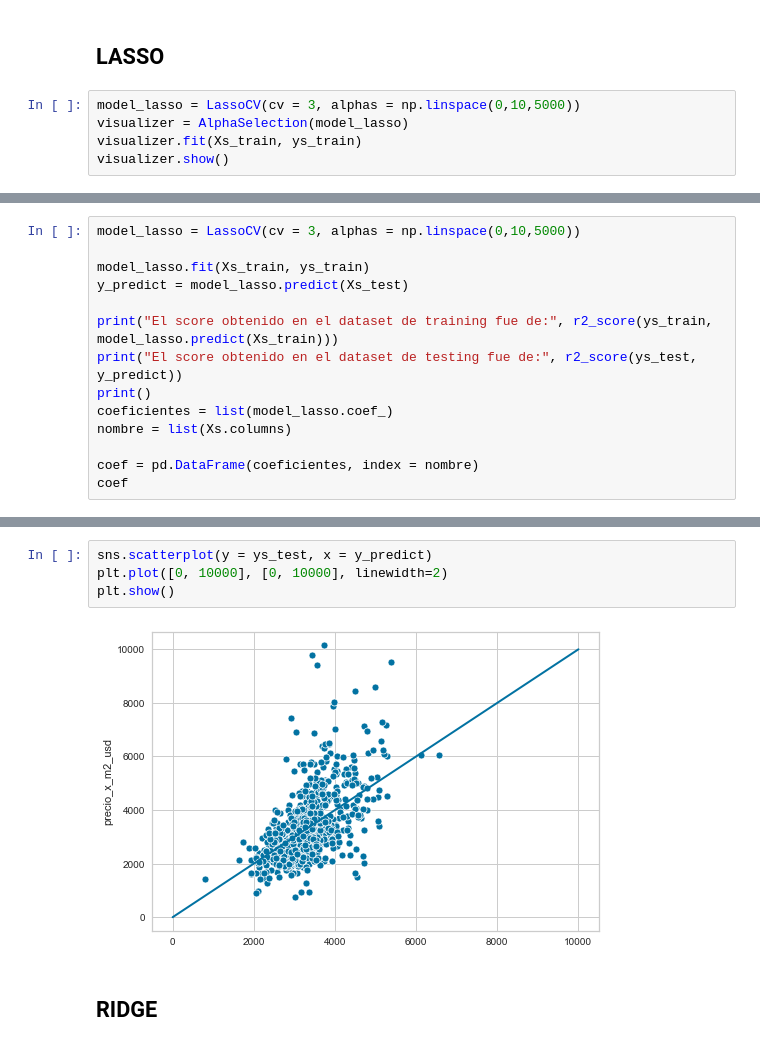
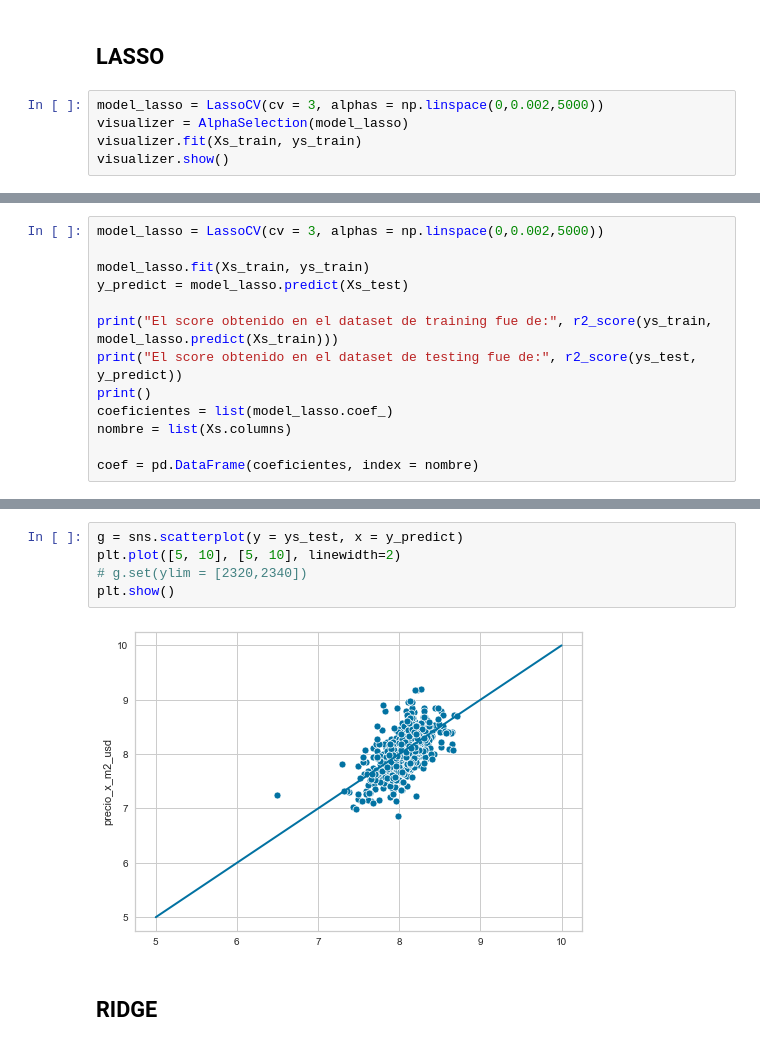
Before and after one commit to franfasan1/DG_G8_desfio2, a Jupyter notebook: notebook_desafio.ipynb, the cells around one changed output, grey strips where cells are left out. Drawn from its saved outputs; the diff is of its cells as text.

```diff
--- a/notebook_desafio.ipynb
+++ b/notebook_desafio.ipynb
@@ -374,7 +369,7 @@ warnings.filterwarnings('ignore')
 # %% [markdown]
 ## LASSO
 # %%
-model_lasso = LassoCV(cv = 3, alphas = np.linspace(0,10,5000))
+model_lasso = LassoCV(cv = 3, alphas = np.linspace(0,0.002,5000))
 visualizer = AlphaSelection(model_lasso)
 visualizer.fit(Xs_train, ys_train)
 visualizer.show()
@@ -383,6 +378,6 @@ visualizer.show()
 <AxesSubplot:title={'center':'LassoCV Alpha Error'}, xlabel='alpha', ylabel='error (or score)'>
 # %%
-model_lasso = LassoCV(cv = 3, alphas = np.linspace(0,10,5000))
+model_lasso = LassoCV(cv = 3, alphas = np.linspace(0,0.002,5000))
 
 model_lasso.fit(Xs_train, ys_train)
 y_predict = model_lasso.predict(Xs_test)
@@ -394,5 +389,4 @@ coeficientes = list(model_lasso.coef_)
 nombre = list(Xs.columns)
 
 coef = pd.DataFrame(coeficientes, index = nombre)
-coef
 # %% [output]
@@ -435,9 +416,10 @@ np.abs(coef).sort_values(ascending = False, by = 'a')[:40]
 # %%
-sns.scatterplot(y = ys_test, x = y_predict)
-plt.plot([0, 10000], [0, 10000], linewidth=2)
+g = sns.scatterplot(y = ys_test, x = y_predict)
+plt.plot([5, 10], [5, 10], linewidth=2)
+# g.set(ylim = [2320,2340])
 plt.show()
 # %% [output]
-[figure, old version]
+[figure, new version]
 # %% [markdown]
 ## RIDGE
 # %%
```
Also changed, not shown: parts of 25 cells of this notebook.
